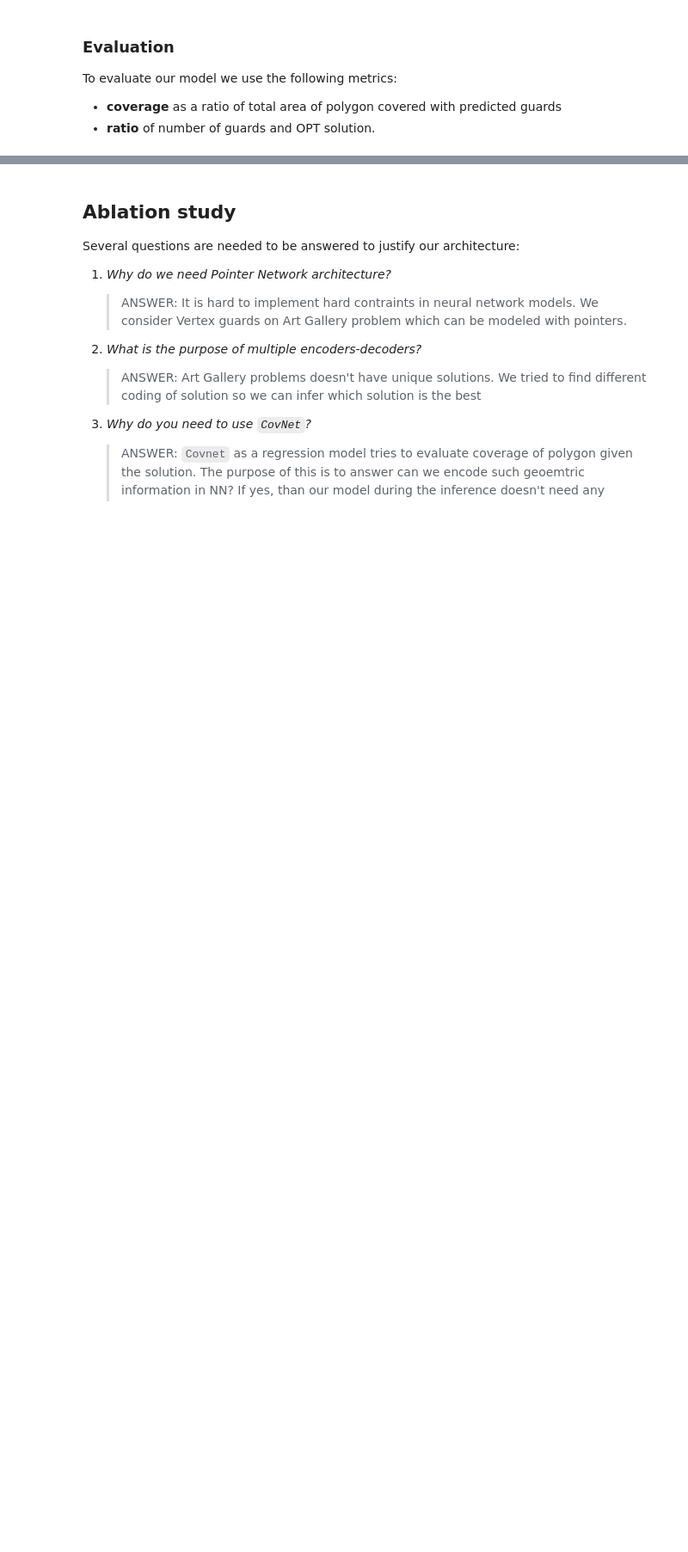
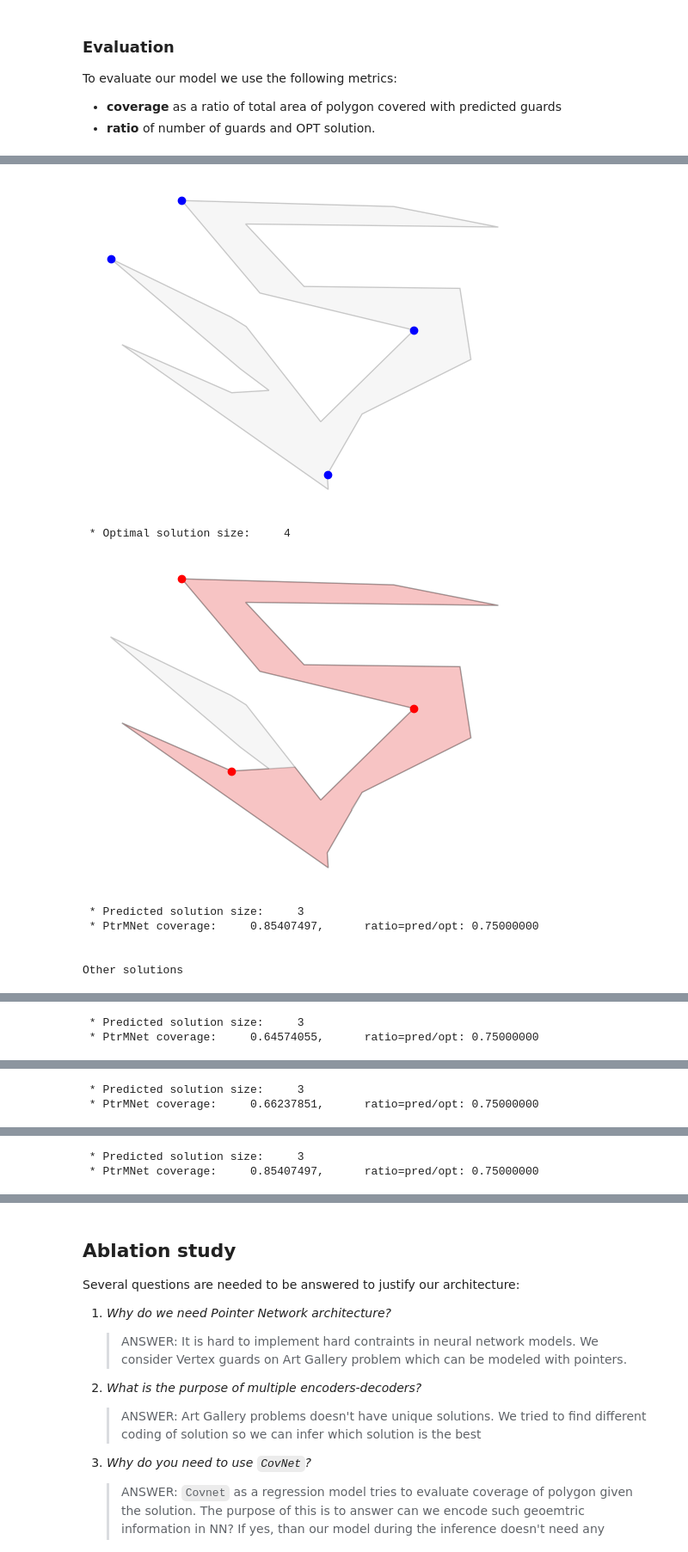
Before and after one commit to dseverdi/AGNet, a Jupyter notebook: notebooks/ArtGallery.ipynb, the cells around one changed output, grey strips where cells are left out. Shown: that part at 86% size. Saved outputs shown, nothing was run; the diff lists cells and outputs as text; code cells hidden in the pictures; blank space fills up the shorter version.

```diff
--- a/notebooks/ArtGallery.ipynb
+++ b/notebooks/ArtGallery.ipynb
@@ -154,6 +334,8 @@ Reading model from the file.
 
 # AGMNet model
 agmnet_model = torch.load('../models/ag_clusters_numsols-3_ne-100_bs-64_hs-256_tfr-0.5_wd-1e-05_lr-0.001_bidirectional_normalized.pt' )
-
 # CovNet model
 covnet_model = torch.load(f'../models/covnet.pt')
+
+# AGMNet solver
+agmnet_solver = AGMNetSearch(agmnet_model, covnet_model)  # or AGMNetSearch()
@@ -277,0 +350,30 @@ def run_evaluation_boxplot(testbed):
+# %%
+# optimal and neural solver
+sol_opt    = opt_solver.predict(instance)
+sol_agmnet  = agmnet_solver.predict(instance,beam_width=4)
+
+
+# show only opt solution
+poly, region, predicted, opt, coverage = polygon_demo3(sample,sol_opt)
+show(poly, region, None, opt, coverage)
+
+# show predicted solution
+poly, region, predicted, opt, coverage = polygon_demo3(sample,sol_agmnet)
+show(poly, region, predicted, opt, coverage)
+
+# show other solutions
+sols = vis_predict(agmnet_model,sample)
+# other solutions
+print('\n\nOther solutions')
+for sol in sols:
+    poly, region, predicted, opt, coverage = polygon_demo3(sample,sol)
+    show(poly,region,predicted,opt,coverage)
+# %% [output]
+[figure, added]
+ * Optimal solution size:     4
+[figure, added]
+ * Predicted solution size:     3
+ * PtrMNet coverage:     0.85407497,      ratio=pred/opt: 0.75000000
+
+
+Other solutions
@@ -277,0 +381,2 @@ def run_evaluation_boxplot(testbed):
+ * Predicted solution size:     3
+ * PtrMNet coverage:     0.64574055,      ratio=pred/opt: 0.75000000
@@ -277,0 +384,2 @@ def run_evaluation_boxplot(testbed):
+ * Predicted solution size:     3
+ * PtrMNet coverage:     0.66237851,      ratio=pred/opt: 0.75000000
@@ -277,0 +387,2 @@ def run_evaluation_boxplot(testbed):
+ * Predicted solution size:     3
+ * PtrMNet coverage:     0.85407497,      ratio=pred/opt: 0.75000000
```
Also changed, not shown: parts of 41 cells of this notebook, 3 other files.
